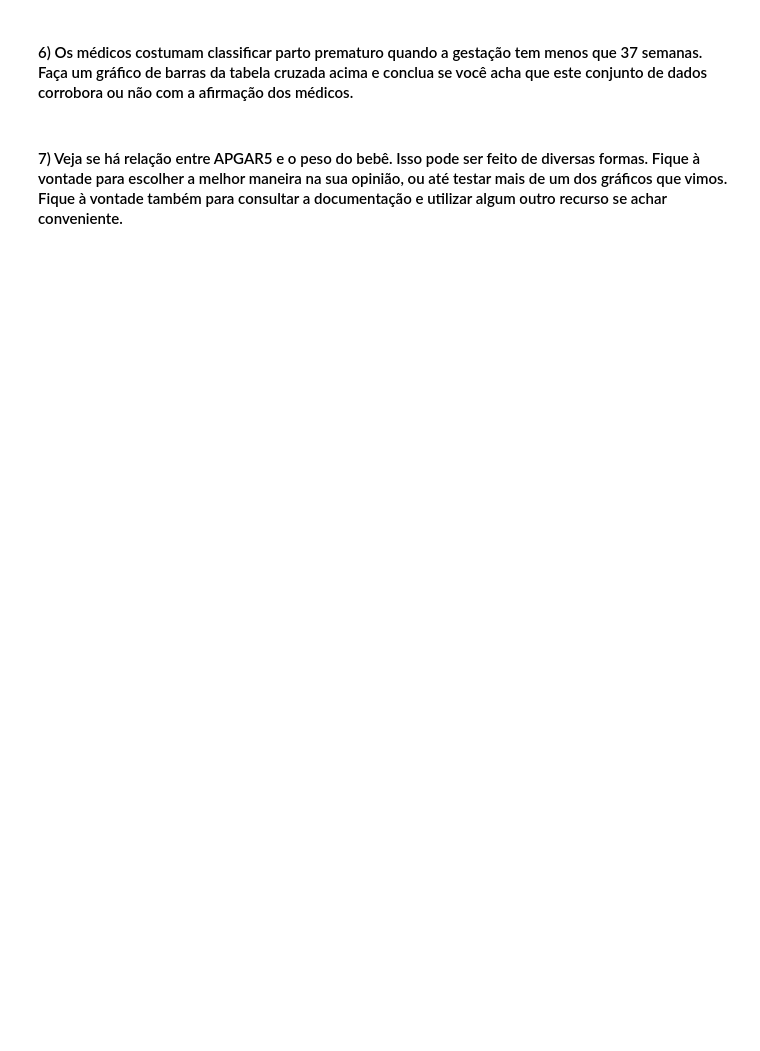
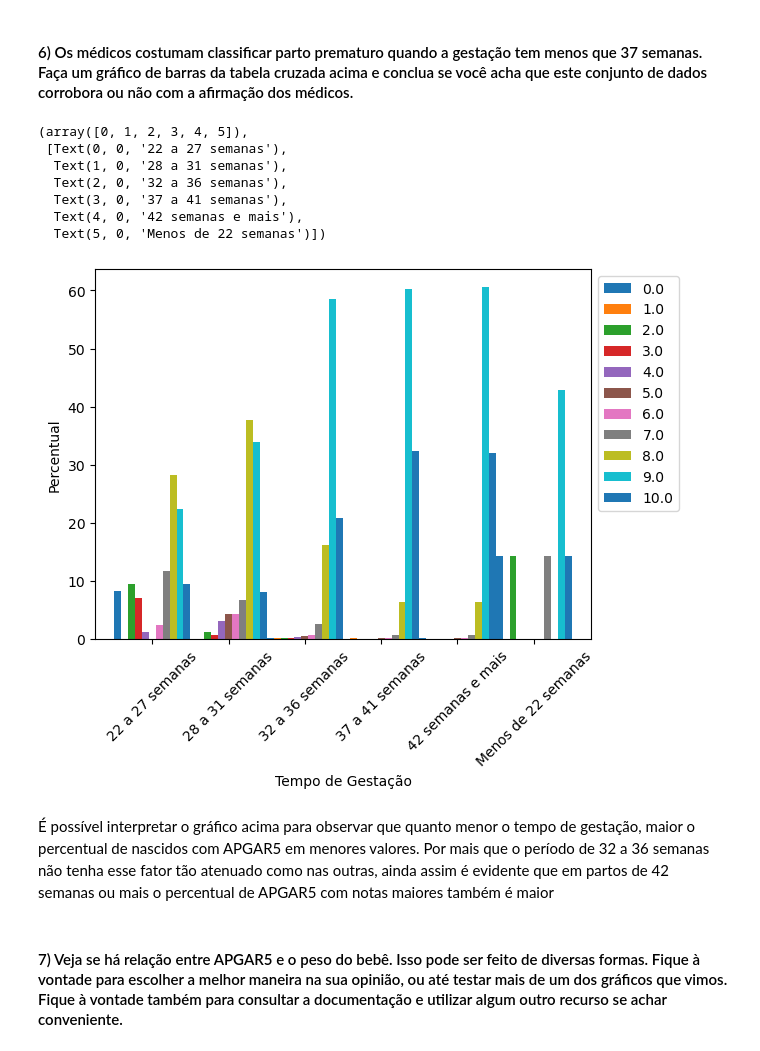
Before and after one commit to MacielGithub/Exercicios_EBAC, a Jupyter notebook: M6_E3.ipynb, the cells around one changed output. Cells and saved outputs as stored; diff of their text form; code cells hidden in the pictures; blank space fills up the shorter version.

```diff
--- a/M6_E3.ipynb
+++ b/M6_E3.ipynb
@@ -76,2 +85,5 @@ for status_gestacao in status_gestacao_lista:
 # %% [markdown]
 ####  4) Monte uma tabela cruzada com APGAR5 nas colunas e GESTACAO nas linhas
+# %%
+APGAR_gestacao_crosstab = pd.crosstab(sinasc['GESTACAO'], sinasc['APGAR5'])
+APGAR_gestacao_crosstab
@@ -78,2 +99,9 @@ for status_gestacao in status_gestacao_lista:
 # %% [markdown]
 ####  5) Da tabela cruzada do intem anterior, calcule os percentuais de linha. Ou seja, a distribuição da variável APGAR5 para cada classe de GESTACAO dado.
+# %%
+# nessa linha, dividimos cada valor individual pelo somatório da linha
+# ou seja, descobrimos o percentual de cada valor referente ao total
+
+APGAR_gestacao_percentual = APGAR_gestacao_crosstab.div(APGAR_gestacao_crosstab.sum(axis=1), axis=0) * 100
+APGAR_gestacao_percentual = APGAR_gestacao_percentual.round(2)
+APGAR_gestacao_percentual
@@ -80,4 +117,27 @@ for status_gestacao in status_gestacao_lista:
 # %% [markdown]
 ####  6) Os médicos costumam classificar parto prematuro quando a gestação tem menos que 37 semanas. Faça um gráfico de barras da tabela cruzada acima e conclua se você acha que este conjunto de dados corrobora ou não com a afirmação dos médicos.
+# %%
+# NÃO CONSEGUI MUDAR A ORDEM DOS TÍTULOS DO EIXO X NEM F*, depois tento de novo zzzzz, não sei como mudar a ordem das linhas no crosstab()
+
+APGAR_gestacao_percentual.plot(
+    kind='bar',
+    width=1
+)
+
+plt.legend(loc='upper left', bbox_to_anchor=(1, 1)) # legenda fora da caixa para não atrapalhar
+plt.xlabel('Tempo de Gestação')
+plt.ylabel('Percentual')
+plt.xticks(rotation=45)
+# %% [output]
+(array([0, 1, 2, 3, 4, 5]),
+ [Text(0, 0, '22 a 27 semanas'),
+  Text(1, 0, '28 a 31 semanas'),
+  Text(2, 0, '32 a 36 semanas'),
+  Text(3, 0, '37 a 41 semanas'),
+  Text(4, 0, '42 semanas e mais'),
+  Text(5, 0, 'Menos de 22 semanas')])
+[figure, added]
+# %% [markdown]
+É possível interpretar o gráfico acima para observar que quanto menor o tempo de gestação, maior o percentual de nascidos com APGAR5 em menores valores. Por mais que o período de 32 a 36 semanas não tenha esse fator tão atenuado como nas outras, ainda assim é evidente que em partos de 42 semanas ou mais o percentual de APGAR5 com notas maiores também é maior
 # %% [markdown]
 #### 7) Veja se há relação entre APGAR5 e o peso do bebê. Isso pode ser feito de diversas formas. Fique à vontade para escolher a melhor maneira na sua opinião, ou até testar mais de um dos gráficos que vimos. Fique à vontade também para consultar a documentação e utilizar algum outro recurso se achar conveniente.
```
Also changed, not shown: parts of 8 cells of this notebook.
